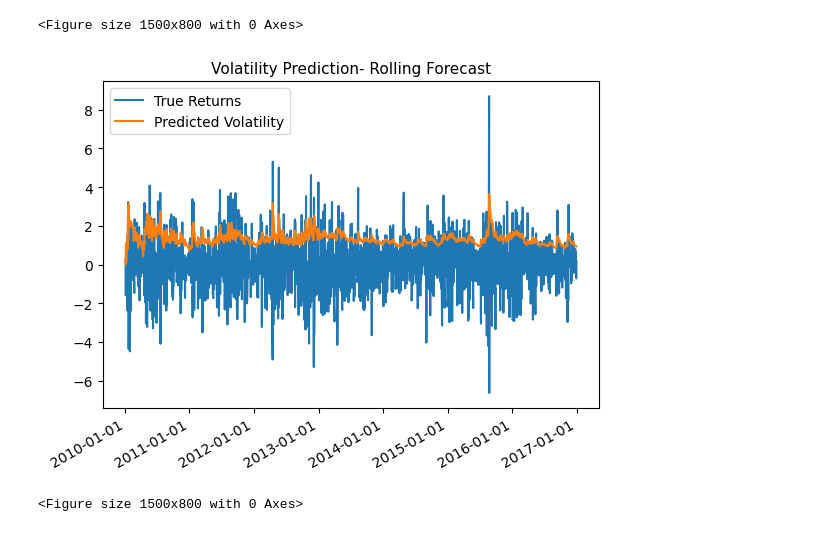
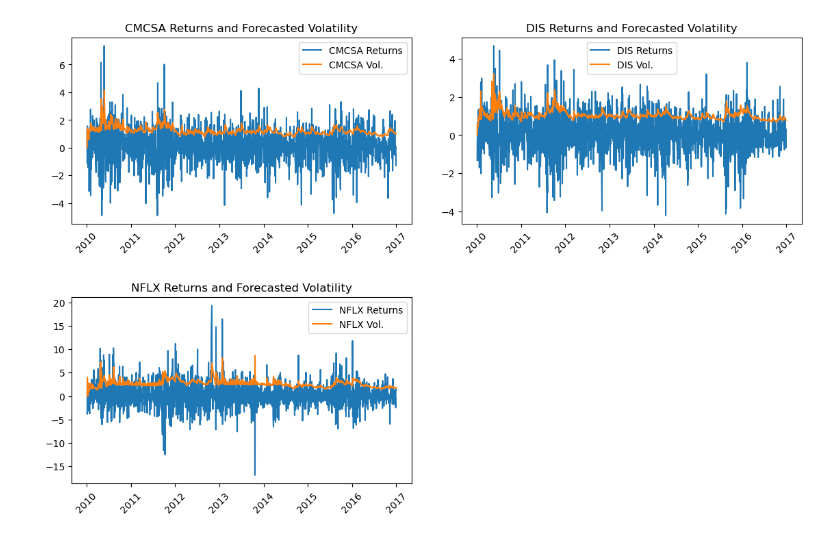
Before and after one commit to krausekeiii/MLAlgorithmTrading, a Jupyter notebook: src/GARCH.ipynb, the cells around one changed output. Saved outputs shown, nothing was run; the diff lists cells and outputs as text; code cells hidden in the pictures.

```diff
--- a/src/GARCH.ipynb
+++ b/src/GARCH.ipynb
@@ -66,13 +105,0 @@ data
-# %%
-dates = pd.to_datetime(data['date'], format='%Y-%m-%d')
-true,= plt.plot(dates, data['returns'])
-preds,=plt.plot(dates, data['forecasted_volatility'])
-plt.title('Volatility Prediction- Rolling Forecast').set_fontsize(11)
-plt.legend(['True Returns', 'Predicted Volatility'])
-plt.gcf().autofmt_xdate()  # Rotate x-axis labels for better visibility
-plt.gca().xaxis.set_major_formatter(plt.matplotlib.dates.DateFormatter('%Y-%m-%d'))  # Format date as 'YYYY-MM-DD'
-plt.figure(figsize=(15,8))
-# %% [output]
-<Figure size 1500x800 with 0 Axes>
-[figure, removed]
-<Figure size 1500x800 with 0 Axes>
@@ -80,0 +106,33 @@ data.to_csv('data_AAPL_GARCH.csv', encoding='utf-8', index=False)
+# %%
+# Define symbols to iterate over
+symbols = data['symbol'].unique()
+
+# Create subplots
+fig, axes = plt.subplots(2, 2, figsize=(12, 8))
+
+# Iterate over symbols and plot data
+for i, symbol in enumerate(symbols):
+    symbol_data = data[data['symbol'] == symbol]
+    dates = pd.to_datetime(symbol_data['date'], format='%Y-%m-%d')
+
+    # Plot true returns
+    true, = axes[i // 2, i % 2].plot(dates, symbol_data['returns'], label=f'{symbol} Returns')
+    # Plot forecasted volatility
+    preds, = axes[i // 2, i % 2].plot(dates, symbol_data['forecasted_volatility'], label=f'{symbol} Vol.')
+    # Set subplot title
+    axes[i // 2, i % 2].set_title(f'{symbol} Returns and Forecasted Volatility')
+    # Add legend
+    axes[i // 2, i % 2].legend()
+    # Rotate x-axis labels for better visibility
+    axes[i // 2, i % 2].tick_params(axis='x', rotation=45)
+
+# Adjust layout for better spacing
+plt.tight_layout(pad=3.0)
+
+# Hide unused plot
+axes[1,1].set_visible(False)
+
+# Show the plot
+plt.show()
+# %% [output]
+[figure, added]
```
Also changed, not shown: parts of 7 cells of this notebook, 6 other files.
